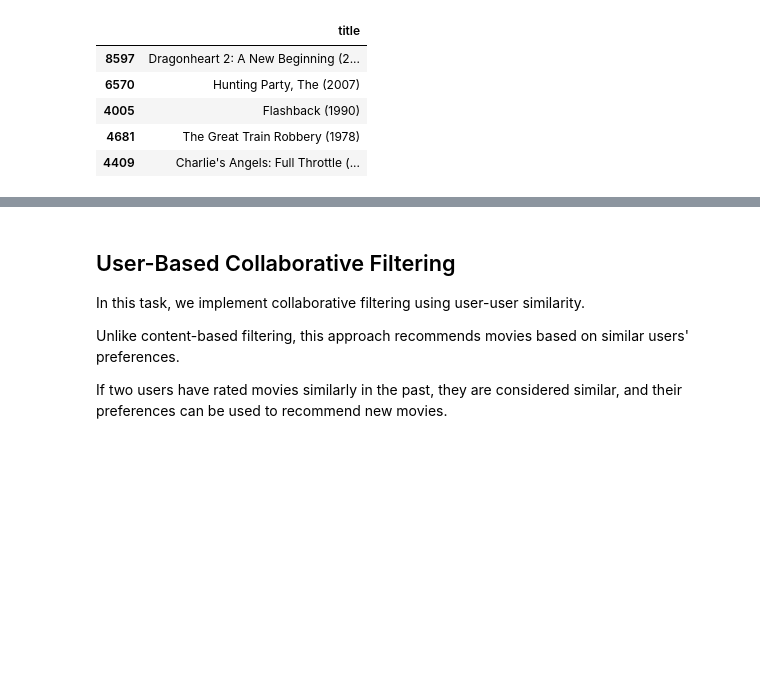
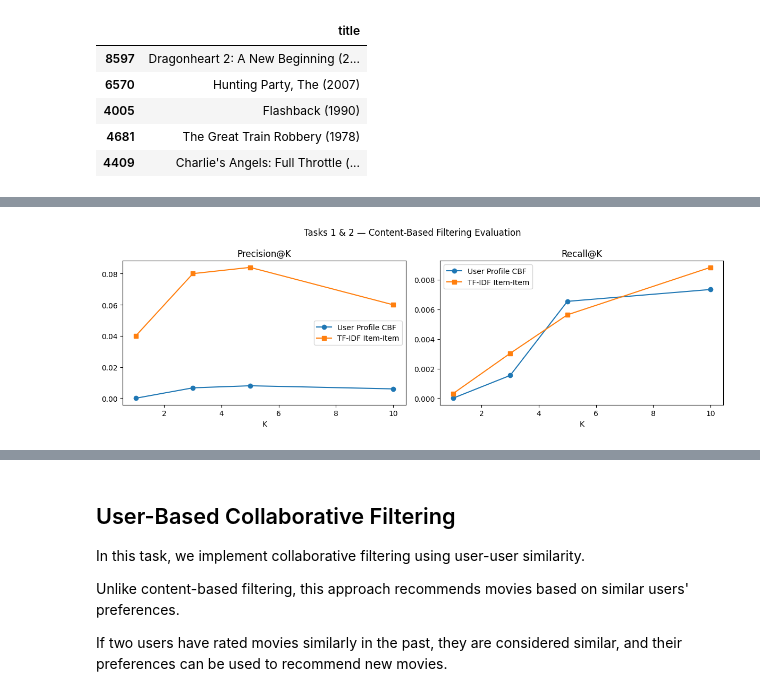
Before and after one commit to Akshaykumarky26/CSL7110_Assignment3_RecommenderSystems, a Jupyter notebook: Assignmnet3_Recommender.ipynb, the cells around one changed output, grey strips where cells are left out. Saved outputs shown, nothing was run; the diff lists cells and outputs as text; code cells hidden in the pictures; blank space fills up the shorter version.

Commit message:
Redo Task 1 and Task 2

```diff
--- a/Assignmnet3_Recommender.ipynb
+++ b/Assignmnet3_Recommender.ipynb
@@ -165,0 +175,96 @@ recommend_for_user(1)
+# %%
+import numpy as np
+from sklearn.model_selection import train_test_split as sk_split
+from sklearn.metrics.pairwise import cosine_similarity as cos_sim
+import matplotlib.pyplot as plt
+
+def evaluate_user_profile_recommender(ratings, movies, tfidf_matrix, k=5, threshold=4.0, n_users=50):
+    sample_users = ratings['userId'].unique()[:n_users]
+    precisions, recalls = [], []
+
+    for uid in sample_users:
+        user_ratings = ratings[ratings['userId'] == uid]
+        relevant = user_ratings[user_ratings['rating'] >= threshold]
+        if len(relevant) < 3:
+            continue
+
+        train_rel, test_rel = sk_split(relevant, test_size=0.2, random_state=42)
+        train_ids = set(train_rel['movieId'].values)
+        test_ids  = set(test_rel['movieId'].values)
+
+        train_rows = user_ratings[user_ratings['movieId'].isin(train_ids)]
+        movie_indices_list = [movies[movies['movieId'] == mid].index[0]
+                              for mid in train_rows['movieId'].values
+                              if not movies[movies['movieId'] == mid].empty]
+        if not movie_indices_list:
+            continue
+
+        user_tfidf = tfidf_matrix[movie_indices_list]
+        weights    = train_rows['rating'].values.reshape(-1, 1)
+        user_profile = np.asarray(np.sum(user_tfidf.multiply(weights), axis=0) / np.sum(weights))
+
+        similarity   = cos_sim(user_profile.reshape(1, -1), tfidf_matrix)[0]
+        train_indices = movies[movies['movieId'].isin(train_ids)].index.tolist()
+        sim_scores   = sorted([(i, s) for i, s in enumerate(similarity) if i not in train_indices],
+                              key=lambda x: x[1], reverse=True)
+
+        top_k_ids = set(movies.iloc[[i for i, _ in sim_scores[:k]]]['movieId'].values)
+        hits = len(top_k_ids & test_ids)
+        precisions.append(hits / k)
+        recalls.append(hits / len(test_ids))
+
+    return np.mean(precisions), np.mean(recalls)
+
+
+def evaluate_tfidf_item_recommender(movies, cosine_sim, ratings, k=5, threshold=4.0, n_users=50):
+    sample_users = ratings['userId'].unique()[:n_users]
+    precisions, recalls = [], []
+
+    for uid in sample_users:
+        liked = ratings[(ratings['userId'] == uid) & (ratings['rating'] >= threshold)]
+        if len(liked) < 3:
+            continue
+
+        seed_movie_id   = liked.iloc[0]['movieId']
+        ground_truth_ids = set(liked.iloc[1:]['movieId'].values)
+
+        seed_rows = movies[movies['movieId'] == seed_movie_id]
+        if seed_rows.empty:
+            continue
+        idx = seed_rows.index[0]
+
+        sim_scores = sorted(list(enumerate(cosine_sim[idx])), key=lambda x: x[1], reverse=True)[1:k+1]
+        top_k_ids  = set(movies.iloc[[i for i, _ in sim_scores]]['movieId'].values)
+
+        hits = len(top_k_ids & ground_truth_ids)
+        precisions.append(hits / k)
+        recalls.append(hits / len(ground_truth_ids))
+
+    return np.mean(precisions), np.mean(recalls)
+
+
+k_values = [1, 3, 5, 10]
+prec_cbf, rec_cbf, prec_tfidf, rec_tfidf = [], [], [], []
+
+for k in k_values:
+    p,  r  = evaluate_user_profile_recommender(ratings, movies, tfidf_matrix, k=k)
+    p1, r1 = evaluate_tfidf_item_recommender(movies, cosine_sim, ratings, k=k)
+    prec_cbf.append(p);   rec_cbf.append(r)
+    prec_tfidf.append(p1); rec_tfidf.append(r1)
+
+fig, axes = plt.subplots(1, 2, figsize=(12, 4))
+axes[0].plot(k_values, prec_cbf,   marker='o', label='User Profile CBF')
+axes[0].plot(k_values, prec_tfidf, marker='s', label='TF-IDF Item-Item')
+axes[0].set_title('Precision@K'); axes[0].set_xlabel('K'); axes[0].legend()
+
+axes[1].plot(k_values, rec_cbf,   marker='o', label='User Profile CBF')
+axes[1].plot(k_values, rec_tfidf, marker='s', label='TF-IDF Item-Item')
+axes[1].set_title('Recall@K'); axes[1].set_xlabel('K'); axes[1].legend()
+
+plt.suptitle('Tasks 1 & 2 — Content-Based Filtering Evaluation')
+plt.tight_layout(); plt.show()
+
+print(f"Task 1 — TF-IDF    | Precision@5: {prec_tfidf[2]:.4f} | Recall@5: {rec_tfidf[2]:.4f}")
+print(f"Task 2 — UserProf  | Precision@5: {prec_cbf[2]:.4f}   | Recall@5: {rec_cbf[2]:.4f}")
+# %% [output]
+[figure, added]
```
Also changed, not shown: parts of 10 cells of this notebook, 3 other files.
